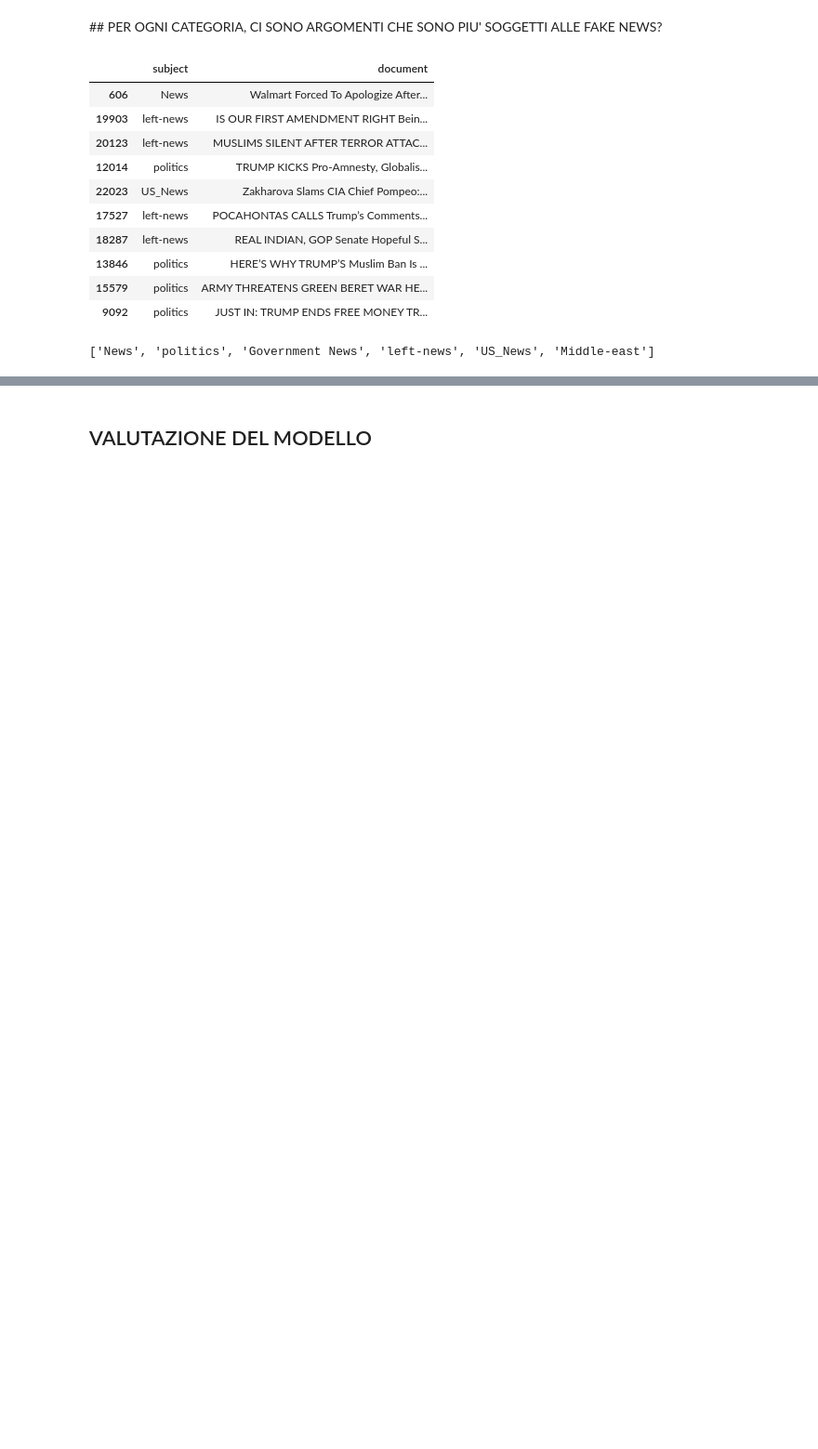
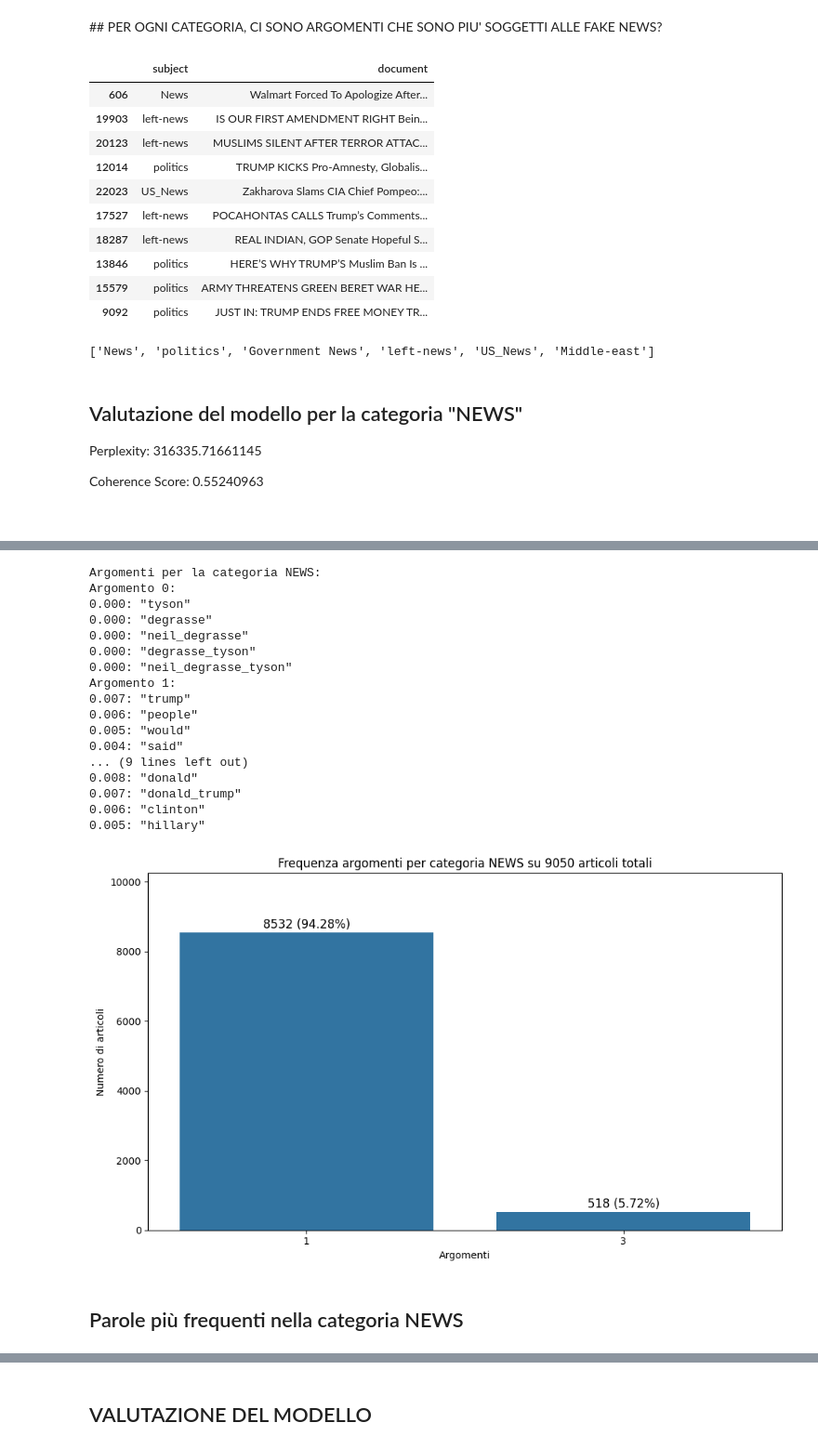
Before and after one commit to cdario79/FiltroFakeNews, a Jupyter notebook: Filtro_per_Fake_News.ipynb, the cells around one changed output, grey strips where cells are left out. Shown at 93% size. Cells and saved outputs as stored; diff of their text form; code cells hidden in the pictures; blank space fills up the shorter version.

```diff
--- a/Filtro_per_Fake_News.ipynb
+++ b/Filtro_per_Fake_News.ipynb
@@ -703,11 +718,11 @@ current_category_name = 'News'
 
 # Define LDA params
 params = {
-    'num_topics': 6,
-    'alpha': 'auto',
-    'eta': 'auto',
+    'num_topics': 4,
+    'alpha': 0.1,
+    'eta': 0.1,
     'iterations': 250,
-    'passes': 10
+    'passes': 15
 }
 
 # Filter the DataFrame to only include rows where the 'subject' column matches the current category name
@@ -715,3 +730,7 @@ current_category_df = df_fake_cat_topic[df_fake_cat_topic['subject'] == current_
 
 # Pass the filtered DataFrame and the current category name to a function to analyze topic
 analyze_topic(current_category_df, current_category_name, **params)
+# %% [output]
+Valutazione del modello per la categoria "NEWS"
+Perplexity: 316335.71661145
+Coherence Score: 0.55240963
@@ -717,0 +738,19 @@ analyze_topic(current_category_df, current_category_name, **params)
+Argomenti per la categoria NEWS:
+Argomento 0:
+0.000: "tyson"
+0.000: "degrasse"
+0.000: "neil_degrasse"
+0.000: "degrasse_tyson"
+0.000: "neil_degrasse_tyson"
+Argomento 1:
+0.007: "trump"
+0.006: "people"
+0.005: "would"
+0.004: "said"
+... (9 lines left out)
+0.008: "donald"
+0.007: "donald_trump"
+0.006: "clinton"
+0.005: "hillary"
+[figure, added]
+Parole più frequenti nella categoria NEWS
```
Also changed, not shown: parts of 41 cells of this notebook.
